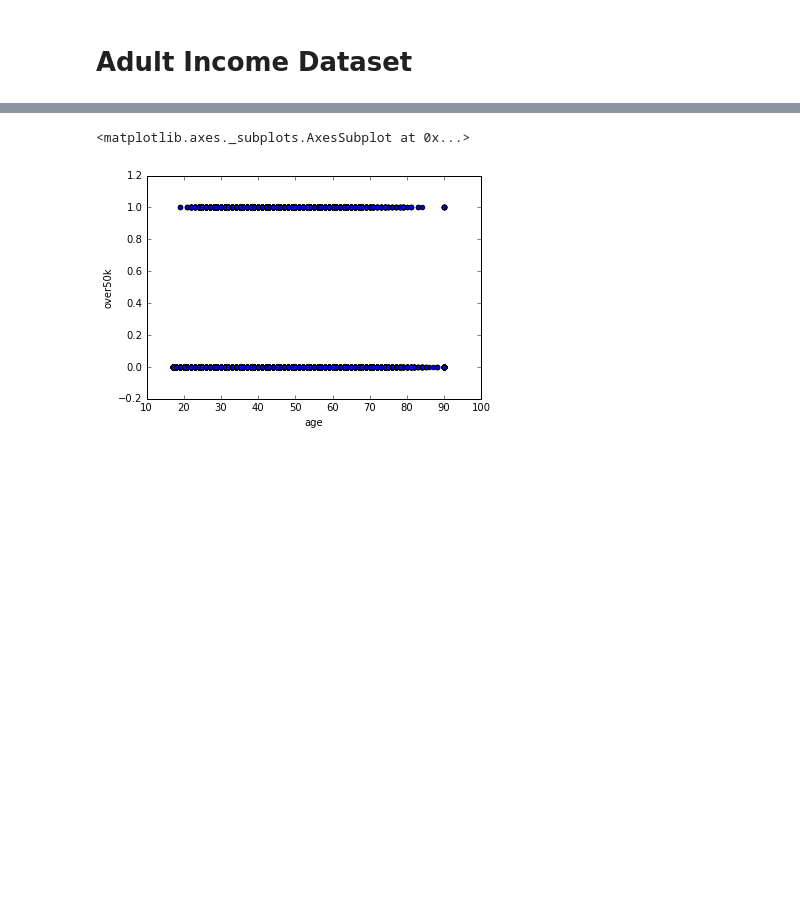
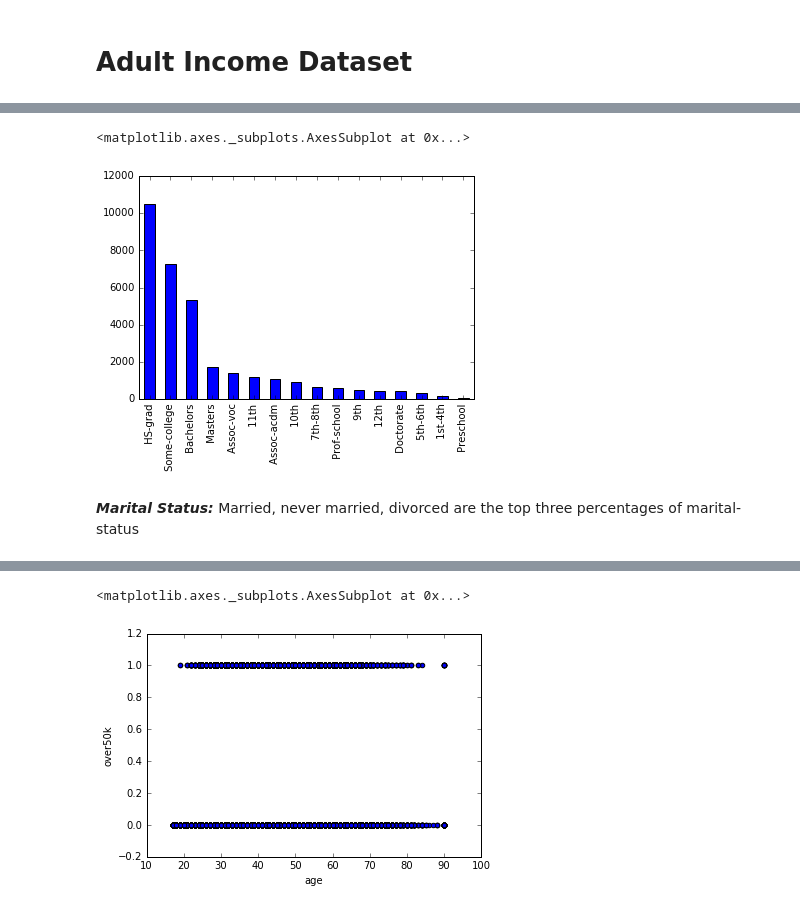
Before and after one commit to SoleilSunshine/Portfolio, a Jupyter notebook: AdultIncome-LogisticReg.ipynb, the cells around one changed output, grey strips where cells are left out. Saved outputs shown, nothing was run; the diff lists cells and outputs as text; code cells hidden in the pictures; blank space fills up the shorter version.

```diff
--- a/AdultIncome-LogisticReg.ipynb
+++ b/AdultIncome-LogisticReg.ipynb
@@ -32,0 +134,7 @@ adultdata.head()
+# %%
+adultdata['education'].value_counts().plot(kind='bar')
+# %% [output]
+<matplotlib.axes._subplots.AxesSubplot at 0x...>
+[figure, added]
+# %% [markdown]
+***Marital Status:*** Married, never married, divorced are the top three percentages of marital-status
```
Also changed, not shown: parts of 73 cells of this notebook.
